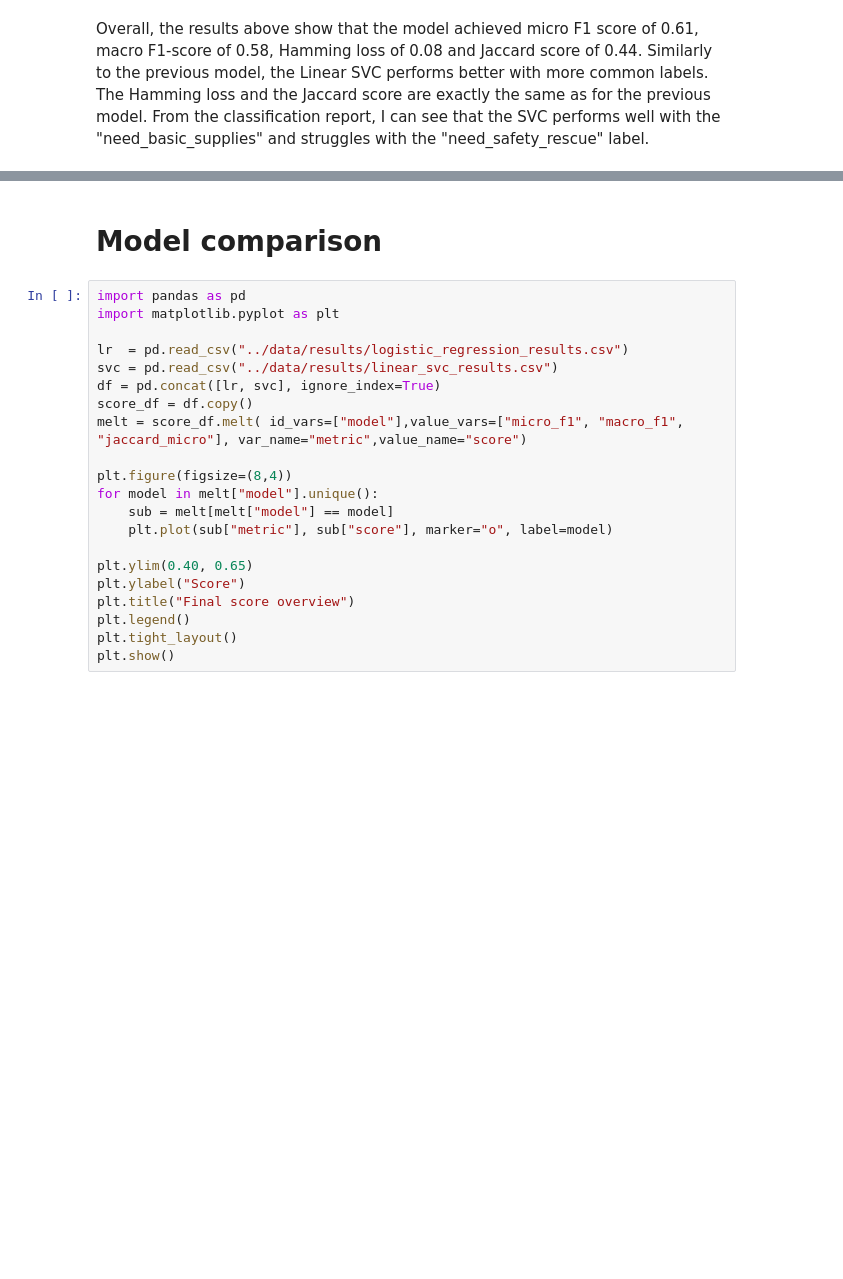
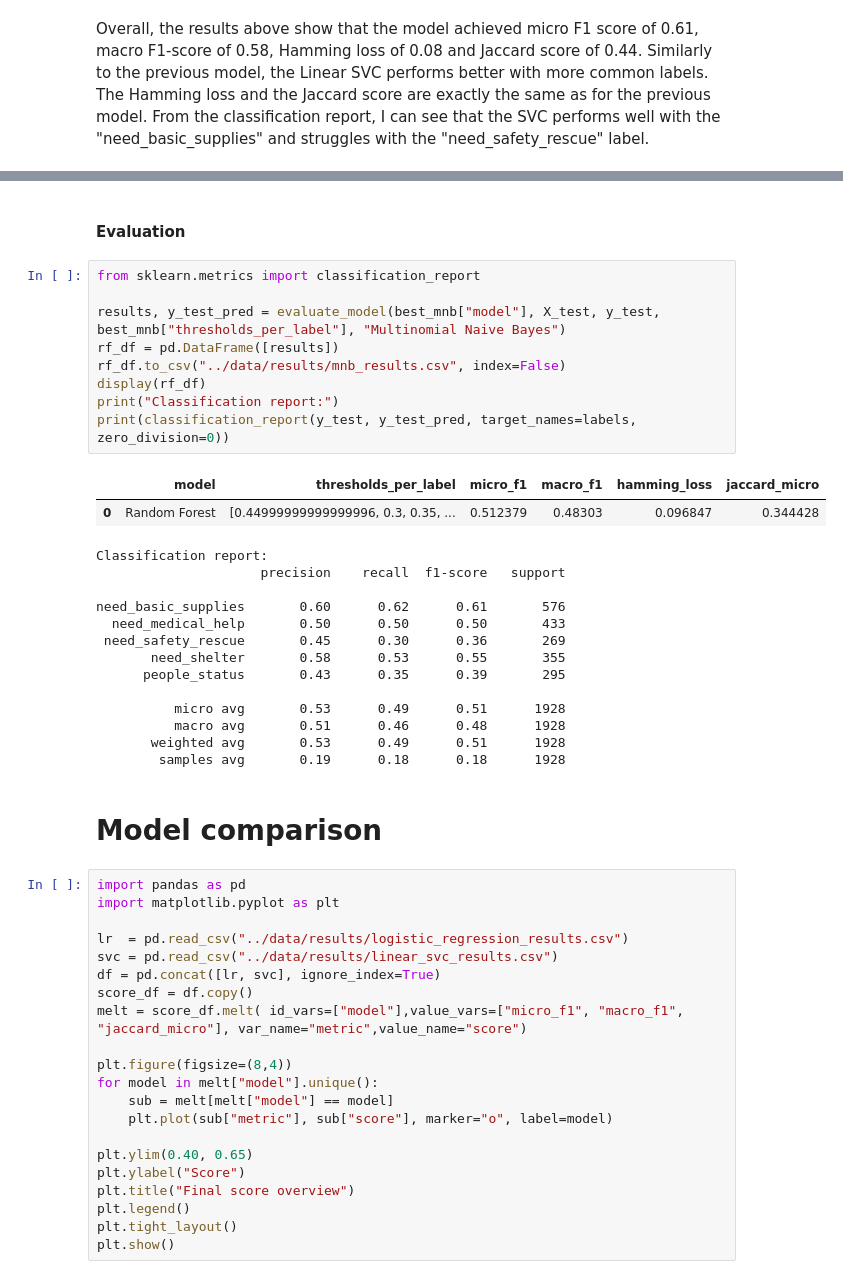
Before and after one commit to KaterinaSSlavova/Crisis-Help-Classification, a Jupyter notebook: Notebooks/03_modeling_baselines.ipynb, the cells around one changed output, grey strips where cells are left out. Cells and saved outputs as stored; diff of their text form; blank space fills up the shorter version.

```diff
--- a/Notebooks/03_modeling_baselines.ipynb
+++ b/Notebooks/03_modeling_baselines.ipynb
@@ -273,3 +353,30 @@ Overall, the results above show that the model achieved micro F1 score of 0.61,
+# %% [markdown]
+#### Evaluation
+# %%
+from sklearn.metrics import classification_report
+
+results, y_test_pred = evaluate_model(best_mnb["model"], X_test, y_test, best_mnb["thresholds_per_label"], "Multinomial Naive Bayes")
+rf_df = pd.DataFrame([results])
+rf_df.to_csv("../data/results/mnb_results.csv", index=False)
+display(rf_df)
+print("Classification report:")
+print(classification_report(y_test, y_test_pred, target_names=labels, zero_division=0))
+# %% [output]
+|  | model | thresholds_per_label | micro_f1 | macro_f1 | hamming_loss | jaccard_micro |
+| 0 | Random Forest | [0.44999999999999996, 0.3, 0.35, ... | 0.512379 | 0.48303 | 0.096847 | 0.344428 |
+Classification report:
+                     precision    recall  f1-score   support
+
+need_basic_supplies       0.60      0.62      0.61       576
+  need_medical_help       0.50      0.50      0.50       433
+ need_safety_rescue       0.45      0.30      0.36       269
+       need_shelter       0.58      0.53      0.55       355
+      people_status       0.43      0.35      0.39       295
+
+          micro avg       0.53      0.49      0.51      1928
+          macro avg       0.51      0.46      0.48      1928
+       weighted avg       0.53      0.49      0.51      1928
+        samples avg       0.19      0.18      0.18      1928
 # %% [markdown]
 # Model comparison
 # %%
```
Also changed, not shown: parts of 14 cells of this notebook, 7 other files.
